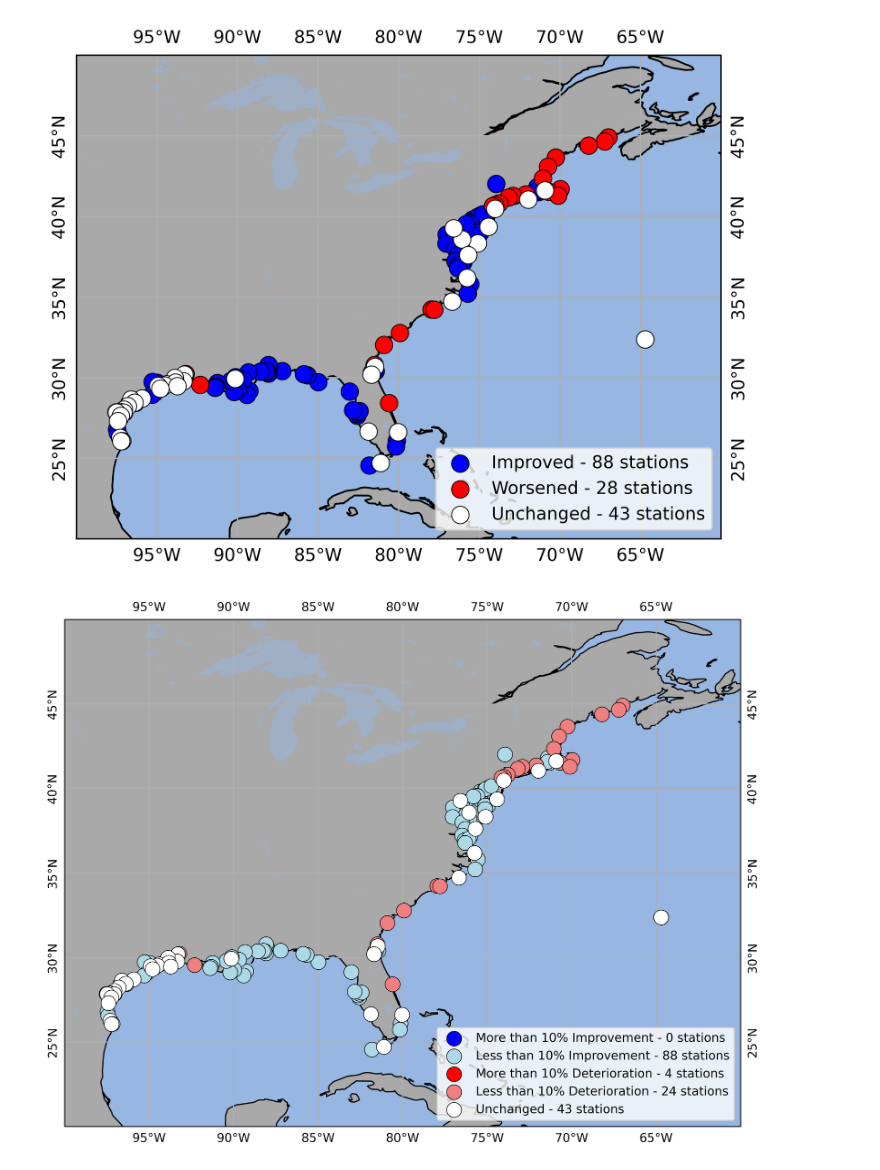
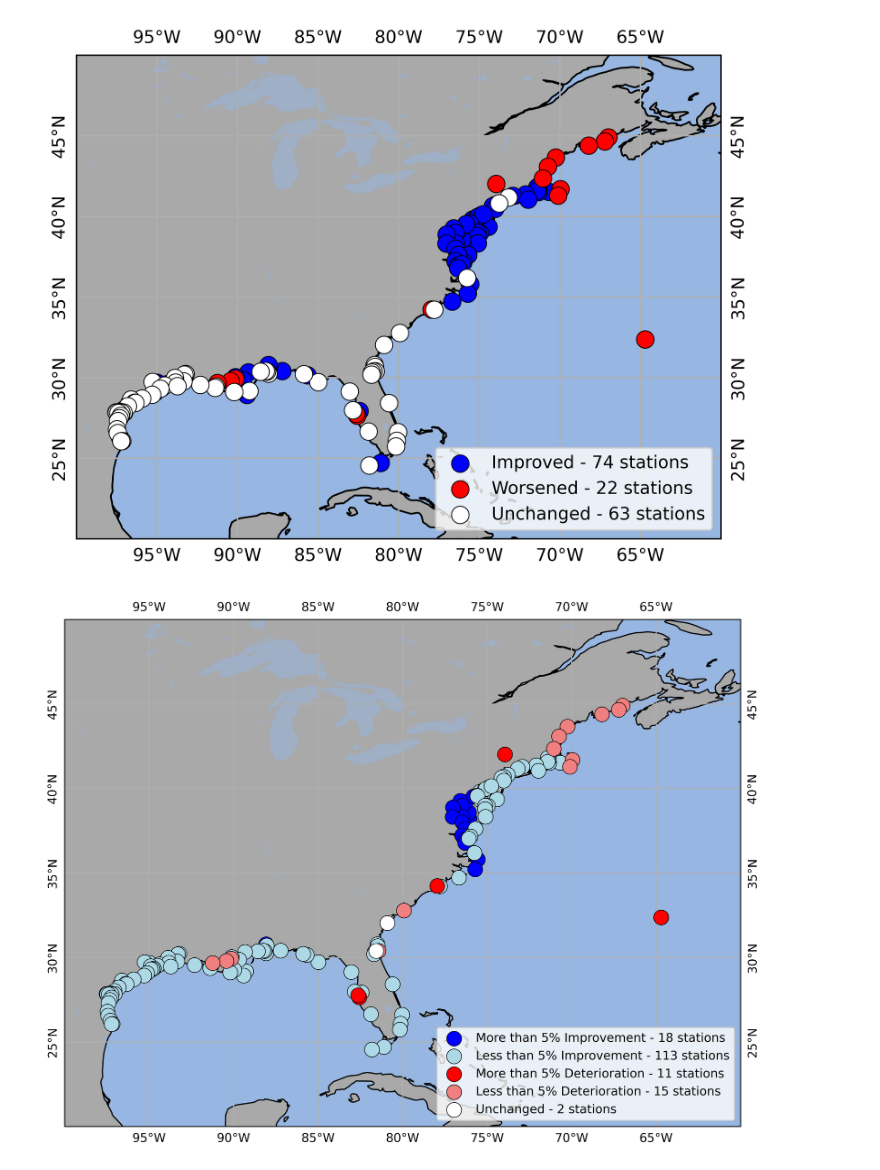
Before and after one commit to soelemaafnan/satelliteadcirc, a Jupyter notebook: rmse_plot.ipynb, the cells around one changed output. Cells and saved outputs as stored; diff of their text form; code cells hidden in the pictures.

Commit message:
new rmse calculation

```diff
--- a/rmse_plot.ipynb
+++ b/rmse_plot.ipynb
@@ -6,7 +6,7 @@ import cartopy.feature as cfeature
 import matplotlib.ticker as mticker
 
 # Read the rmse details CSV file
-rmse_details = pd.read_csv('rmse_jason_highres_without.csv')
+rmse_details = pd.read_csv('rmse_sentinel_highres.csv')
 
 # Drop rows with NaN values in any of the relevant columns
 rmse_details = rmse_details.dropna(subset=['Latitude', 'Longitude', 'RMSE_without', 'RMSE_with'])
@@ -14,8 +14,8 @@ rmse_details = rmse_details.dropna(subset=['Latitude', 'Longitude', 'RMSE_withou
 # Extract the latitude, longitude, and RMSE values
 lats = rmse_details['Latitude']
 lons = rmse_details['Longitude']
-rmse_values = rmse_details['RMSE_with'].round(3)
-rmse_without_values = rmse_details['RMSE_without'].round(3)
+rmse_values = rmse_details['RMSE_with'].round(2)
+rmse_without_values = rmse_details['RMSE_without'].round(2)
 
 # Calculate the difference
 rmse_difference = rmse_without_values - rmse_values
@@ -35,34 +35,34 @@ fig = plt.figure(figsize=(10, 5), dpi=600)
 ax = fig.add_subplot(1, 1, 1, projection=ccrs.PlateCarree())
 
 # Set the extent of the plot to the bounding box
 ax.set_extent([-100, -60, 20, 50], crs=ccrs.PlateCarree())
 
 # Add map features
 ax.add_feature(cfeature.COASTLINE)  # Add coastline
 # ax.add_feature(cfeature.BORDERS, linestyle=':')  # Add country borders
 ax.add_feature(cfeature.LAND, facecolor='darkgrey')  # Add land
 ax.add_feature(cfeature.OCEAN)  # Add ocean
 ax.add_feature(cfeature.LAKES, alpha=0.5)  # Add lakes
 # ax.add_feature(cfeature.RIVERS)  # Add rivers
 
 # Plot the scatter points with updated labels
 ax.scatter(lons[improved_mask], lats[improved_mask], color='blue', edgecolor='black', linewidth=0.5, s=100, transform=ccrs.PlateCarree(), label=f'Improved - {improved_count} stations', zorder=3)
 ax.scatter(lons[worsened_mask], lats[worsened_mask], color='red', edgecolor='black', linewidth=0.5, s=100, transform=ccrs.PlateCarree(), label=f'Worsened - {worsened_count} stations', zorder=3)
 ax.scatter(lons[unchanged_mask], lats[unchanged_mask], color='white', edgecolor='black', linewidth=0.5, s=100, transform=ccrs.PlateCarree(), label=f'Unchanged - {unchanged_count} stations', zorder=3)
 
 # Add a legend
 plt.legend(loc='lower right', fontsize='medium')
 
 # Add gridlines and labels
 gl = ax.gridlines(draw_labels=True)
 gl.xlocator = mticker.MultipleLocator(5)  # Set longitude gridline interval
 gl.ylocator = mticker.MultipleLocator(5)  # Set latitude gridline interval
 gl.ylabel_style = {'rotation': 90}
 
 # Display the plot
 plt.show()
 # %% [output]
-[figure, old version]
+[figure, new version]
 # %%
 from numpy import size
 import pandas as pd
@@ -71,7 +71,7 @@ import cartopy.crs as ccrs
 import cartopy.feature as cfeature
 
 # Read the rmse details CSV file
-rmse_details = pd.read_csv('rmse_jason_highres_without.csv')
+rmse_details = pd.read_csv('rmse_sentinel_highres.csv')
 
 # Drop rows with NaN values in any of the relevant columns
 rmse_details = rmse_details.dropna(subset=['Latitude', 'Longitude', 'RMSE_with', 'RMSE_without'])
@@ -119,10 +119,10 @@ ax.add_feature(cfeature.OCEAN)  # Add ocean
 ax.add_feature(cfeature.LAKES, alpha=0.5)  # Add lakes
 
 # Plot the scatter points with zorder set to a higher value and the new categories
-ax.scatter(lons[more_than_20_improved_mask], lats[more_than_20_improved_mask], color='blue', edgecolor='black', linewidth=0.5, s=150, transform=ccrs.PlateCarree(), label=f'More than 10% Improvement - {more_than_20_improved_count} stations', zorder=3)
-ax.scatter(lons[less_than_20_improved_mask], lats[less_than_20_improved_mask], color='lightblue', edgecolor='black', linewidth=0.5, s=150, transform=ccrs.PlateCarree(), label=f'Less than 10% Improvement - {less_than_20_improved_count} stations', zorder=3)
-ax.scatter(lons[more_than_20_worsened_mask], lats[more_than_20_worsened_mask], color='red', edgecolor='black', linewidth=0.5, s=150, transform=ccrs.PlateCarree(), label=f'More than 10% Deterioration - {more_than_20_worsened_count} stations', zorder=3)
-ax.scatter(lons[less_than_20_worsened_mask], lats[less_than_20_worsened_mask], color='lightcoral', edgecolor='black', linewidth=0.5, s=150, transform=ccrs.PlateCarree(), label=f'Less than 10% Deterioration - {less_than_20_worsened_count} stations', zorder=3)
+ax.scatter(lons[more_than_20_improved_mask], lats[more_than_20_improved_mask], color='blue', edgecolor='black', linewidth=0.5, s=150, transform=ccrs.PlateCarree(), label=f'More than 5% Improvement - {more_than_20_improved_count} stations', zorder=3)
+ax.scatter(lons[less_than_20_improved_mask], lats[less_than_20_improved_mask], color='lightblue', edgecolor='black', linewidth=0.5, s=150, transform=ccrs.PlateCarree(), label=f'Less than 5% Improvement - {less_than_20_improved_count} stations', zorder=3)
+ax.scatter(lons[more_than_20_worsened_mask], lats[more_than_20_worsened_mask], color='red', edgecolor='black', linewidth=0.5, s=150, transform=ccrs.PlateCarree(), label=f'More than 5% Deterioration - {more_than_20_worsened_count} stations', zorder=3)
+ax.scatter(lons[less_than_20_worsened_mask], lats[less_than_20_worsened_mask], color='lightcoral', edgecolor='black', linewidth=0.5, s=150, transform=ccrs.PlateCarree(), label=f'Less than 5% Deterioration - {less_than_20_worsened_count} stations', zorder=3)
 ax.scatter(lons[unchanged_mask], lats[unchanged_mask], color='white', edgecolor='black', linewidth=0.5, s=150, transform=ccrs.PlateCarree(), label=f'Unchanged - {unchanged_count} stations', zorder=3)
 
 # Add a legend
@@ -135,4 +135,4 @@ gl.ylabel_style = {'rotation': 90}
 # Display the plot
 plt.show()
 # %% [output]
-[figure, old version]
+[figure, new version]
```
Also changed, not shown: 2 other files.
